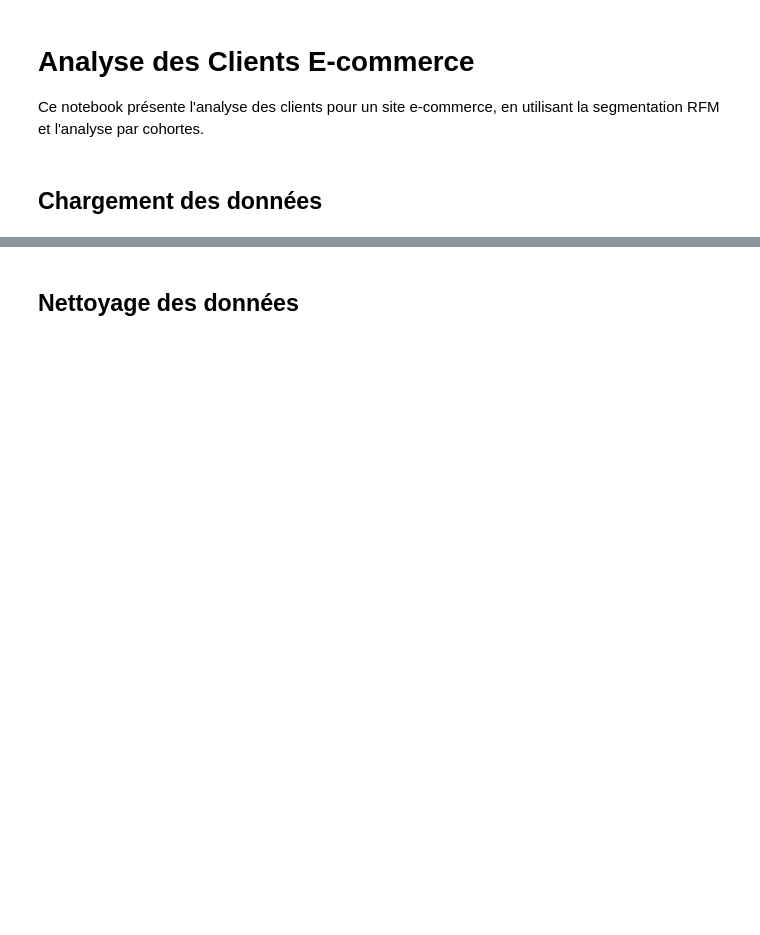
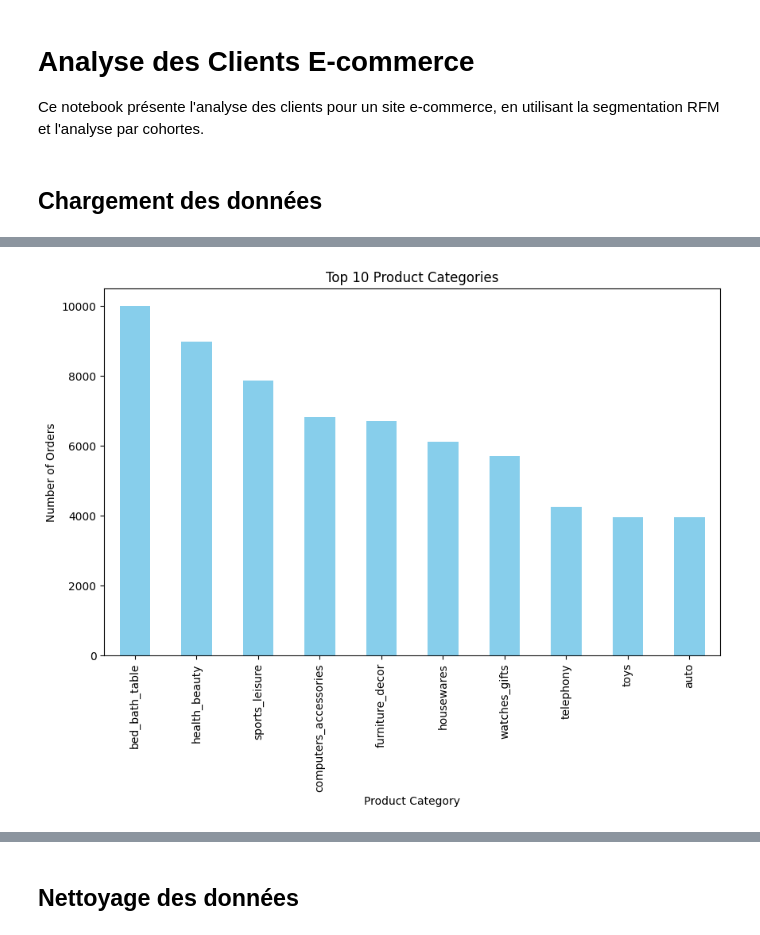
Before and after one commit to Jscallen/Projet_clustering, a Jupyter notebook: e-commerce/e-commerce.ipynb, the cells around one changed output, grey strips where cells are left out. Cells and saved outputs as stored; diff of their text form; code cells hidden in the pictures; blank space fills up the shorter version.

```diff
--- a/e-commerce/e-commerce.ipynb
+++ b/e-commerce/e-commerce.ipynb
@@ -21,0 +35,11 @@ ecommerce_customers_df.head()
+# %%
+top_product_categories = ecommerce_customers_df['product_category_name_english'].value_counts().head(10)
+
+plt.figure(figsize=(10, 6))
+top_product_categories.plot(kind='bar', color='skyblue')
+plt.title('Top 10 Product Categories')
+plt.xlabel('Product Category')
+plt.ylabel('Number of Orders')
+plt.show()
+# %% [output]
+[figure, added]
```
Also changed, not shown: parts of 13 cells of this notebook, 2 other files.
